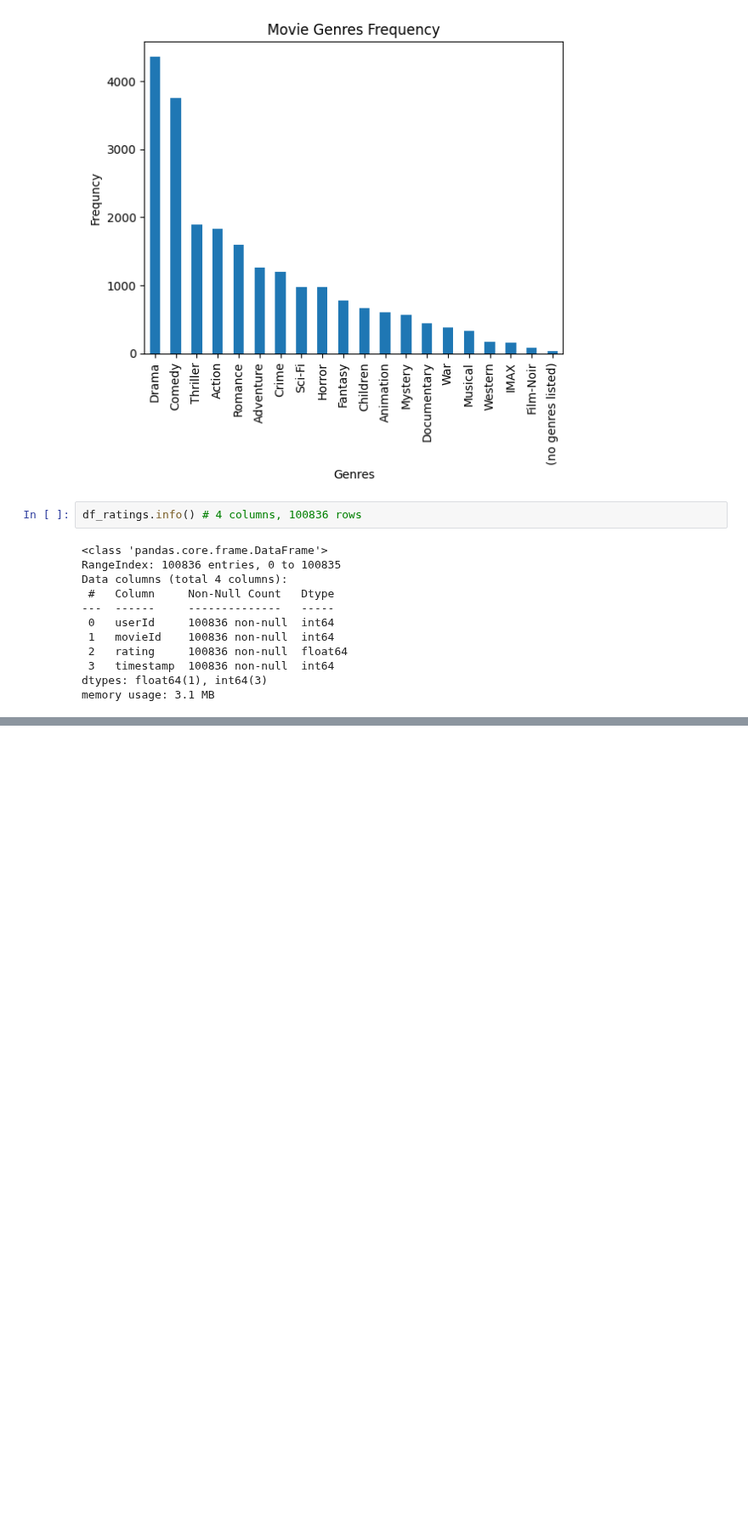
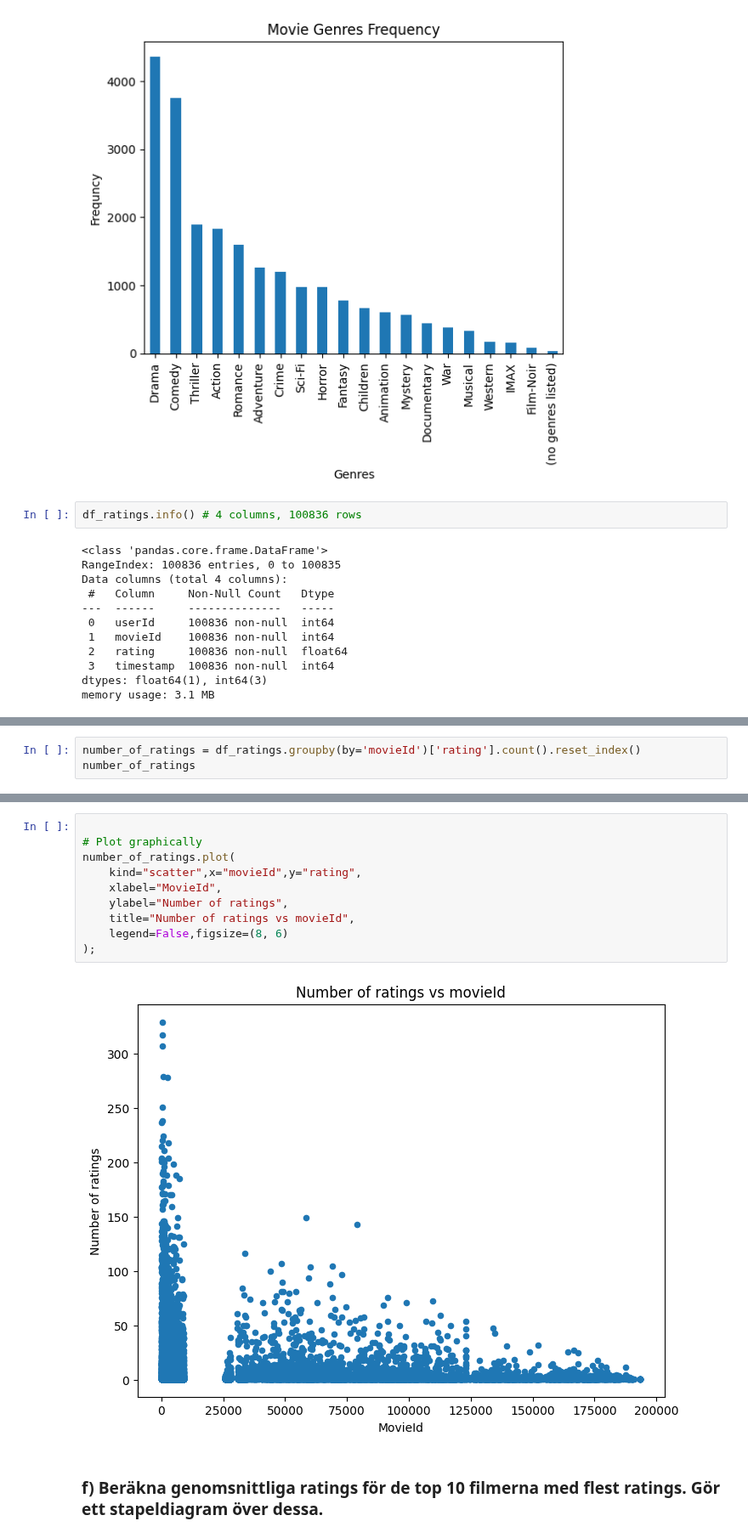
Before and after one commit to VineelaNedunuri/Machine-learning, a Jupyter notebook: Labb/Rekommender_system.ipynb, the cells around one changed output, grey strips where cells are left out. Shown at 85% size. Drawn from its saved outputs; the diff is of its cells as text; blank space fills up the shorter version.

```diff
--- a/Labb/Rekommender_system.ipynb
+++ b/Labb/Rekommender_system.ipynb
@@ -211,0 +298,3 @@ df_ratings.describe().T # print summary of Statistics
+# %%
+number_of_ratings = df_ratings.groupby(by='movieId')['rating'].count().reset_index()
+number_of_ratings
@@ -211,0 +315,14 @@ df_ratings.describe().T # print summary of Statistics
+# %%
+
+# Plot graphically
+number_of_ratings.plot(
+    kind="scatter",x="movieId",y="rating",
+    xlabel="MovieId",
+    ylabel="Number of ratings",
+    title="Number of ratings vs movieId",
+    legend=False,figsize=(8, 6)
+);
+# %% [output]
+[figure, added]
+# %% [markdown]
+### f) Beräkna genomsnittliga ratings för de top 10 filmerna med flest ratings. Gör ett stapeldiagram över dessa.
```
Also changed, not shown: parts of 29 cells of this notebook.
